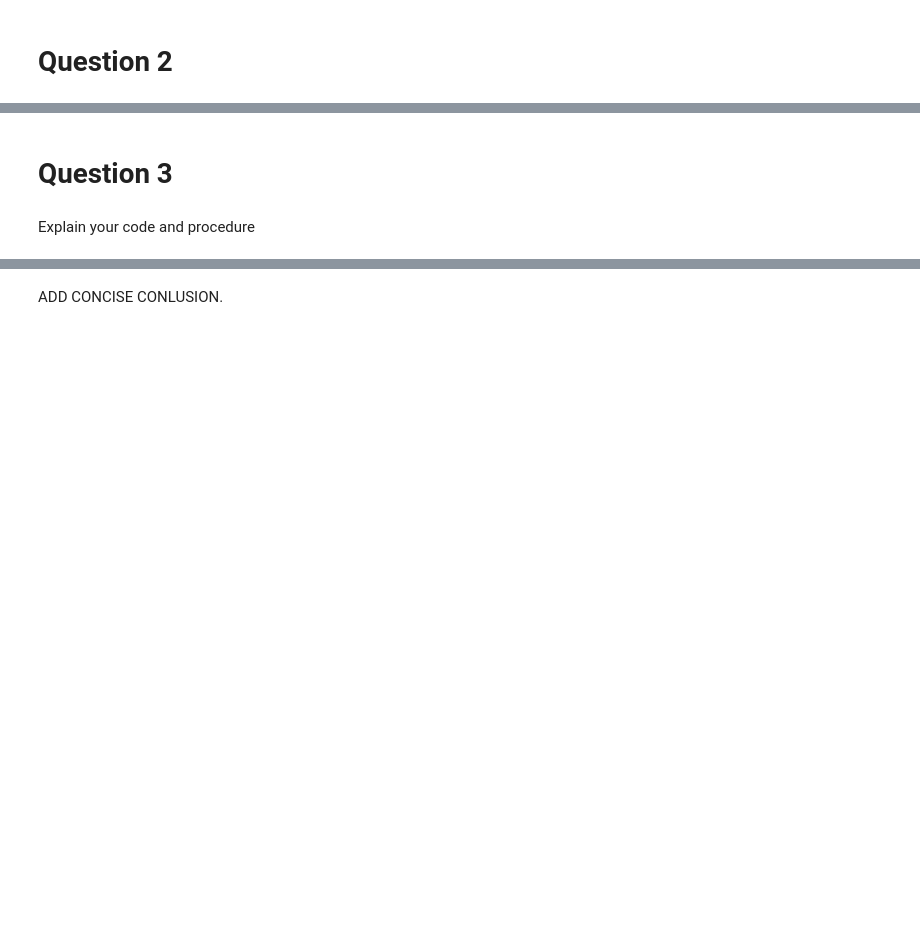
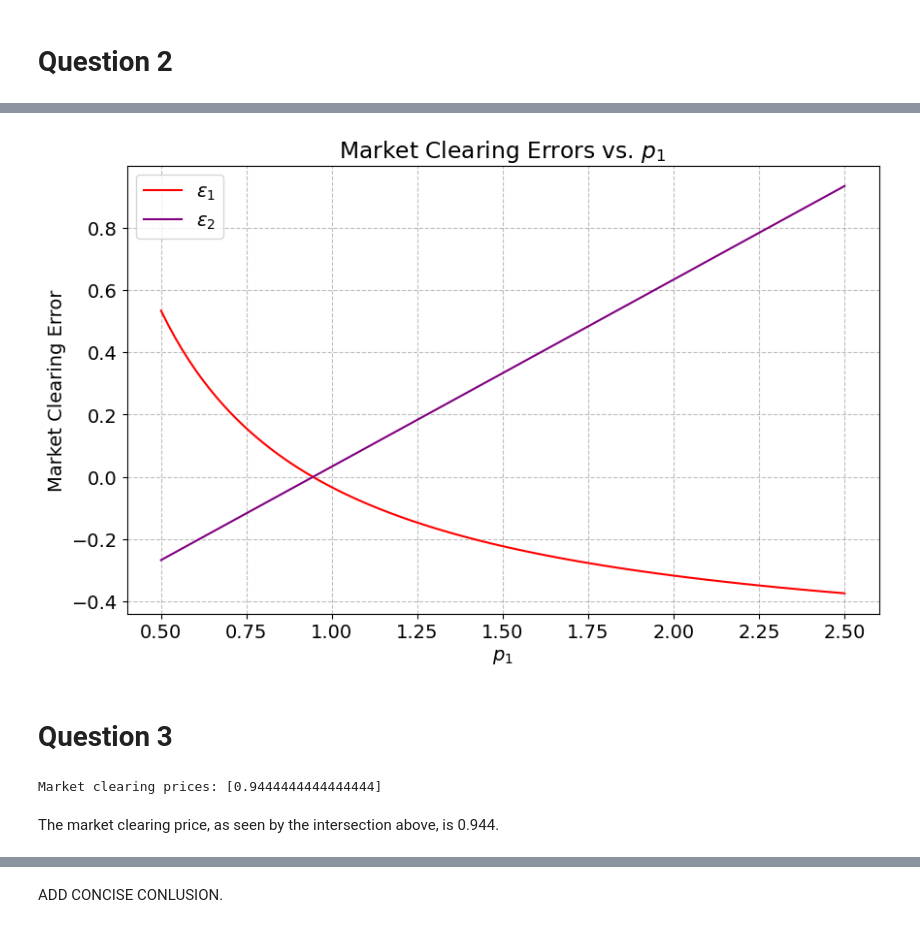
Before and after one commit to NumEconCopenhagen/projects-2024-rqt881, a Jupyter notebook: inauguralproject/inauguralproject.ipynb, the cells around one changed output, grey strips where cells are left out. Drawn from its saved outputs; the diff is of its cells as text; code cells hidden in the pictures; blank space fills up the shorter version.

```diff
--- a/inauguralproject/inauguralproject.ipynb
+++ b/inauguralproject/inauguralproject.ipynb
@@ -39,14 +42,17 @@ In this question, we examine the allocation of two goods between consumers A and
 
 4. **Edgeworth Box Plot**: Using Matplotlib, we visualize the set of Pareto efficient allocations. Points within the Edgeworth box represent potential distributions of goods between the two consumers that satisfy the Pareto efficiency criterion.
 # %%
-# Import custom economic functions from the inaugural project module
-from inauguralproject import utility_A, utility_B, pareto_improvements
+# Set initial endowments and preference parameters for the consumers
+omega_A = (0.8, 0.3)
+omega_B = (0.2, 0.7)
+alpha = 1/3
+beta = 2/3
 
-# Set initial endowments and preference parameters for the consumers
-omega_A1, omega_A2, alpha, beta = 0.8, 0.3, 1/3, 2/3
+# Create an instance of the ExchangeEconomyClass
+econ = ExchangeEconomyClass()
 
 # Compute Pareto improvements based on consumers' endowments and preferences
-improvements = pareto_improvements(omega_A1, omega_A2, alpha, beta)
+improvements = econ.pareto_improvements(omega_A[0], omega_A[1], alpha, beta)
 
 # Initialize the plot with specified size and resolution
 fig = plt.figure(frameon=False, figsize=(6, 6), dpi=100)
@@ -66,7 +72,7 @@ ax2.set_xlabel("$x_1^B$")
 ax1.scatter(improvements[:, 0], improvements[:, 1], s=10, alpha=0.5, color='violet')
 
 # Mark the initial endowment point
-ax1.scatter(omega_A1, omega_A2, marker="s", color="red", label="Initial endowment")
+ax1.scatter(omega_A[0], omega_A[1], marker="s", color="red", label="Initial endowment")
 
 # Add a title to the plot
 plt.title('The Edgeworth Box')
@@ -106,4 +118,32 @@ Explain your code and procedure
+# %%
+# Define the range for p1
+N = 100
+P1 = np.linspace(0.5, 2.5, N)
+
+# Initialize lists to store market clearing errors
+epsilon1_values = []
+epsilon2_values = []
+
+# Calculate market clearing errors for each p1
+for p1 in P1:
+    # Calculate market clearing error for the current p1
+    epsilon1, epsilon2 = econ.market_clearing_error(p1, 1, omega_A, omega_B, alpha, beta)
+
+    # Append errors to the lists
+    epsilon1_values.append(epsilon1)
+    epsilon2_values.append(epsilon2)
+
+# Plot the market clearing errors
+plt.figure(figsize=(10, 6))
+plt.plot(P1, epsilon1_values, label='$\epsilon_1$', color='red')
+plt.plot(P1, epsilon2_values, label='$\epsilon_2$', color='purple')
+plt.xlabel('$p_1$')
+plt.ylabel('Market Clearing Error')
+plt.title('Market Clearing Errors vs. $p_1$')
+plt.legend()
+plt.grid(True)
+plt.show()
+# %% [output]
+[figure, added]
 # %% [markdown]
 # Question 3
-# %% [markdown]
-Explain your code and procedure
@@ -111,0 +150,18 @@ Explain your code and procedure
+# %%
+# Initialize variables to store market clearing prices
+market_clearing_prices = []
+
+# Calculate market clearing errors for each p1
+for p1 in P1:
+    # Calculate market clearing error for the current p1
+    epsilon1, epsilon2 = econ.market_clearing_error(p1, 1, omega_A, omega_B, alpha, beta)
+
+    # Check if the errors are close to zero (within a small tolerance)
+    if abs(epsilon1) < 0.01 and abs(epsilon2) < 0.01:
+        market_clearing_prices.append(p1)
+
+print("Market clearing prices:", market_clearing_prices)
+# %% [output]
+Market clearing prices: [0.9444444444444444]
+# %% [markdown]
+The market clearing price, as seen by the intersection above, is 0.944.
```
Also changed, not shown: parts of 9 cells of this notebook, 1 other file.
